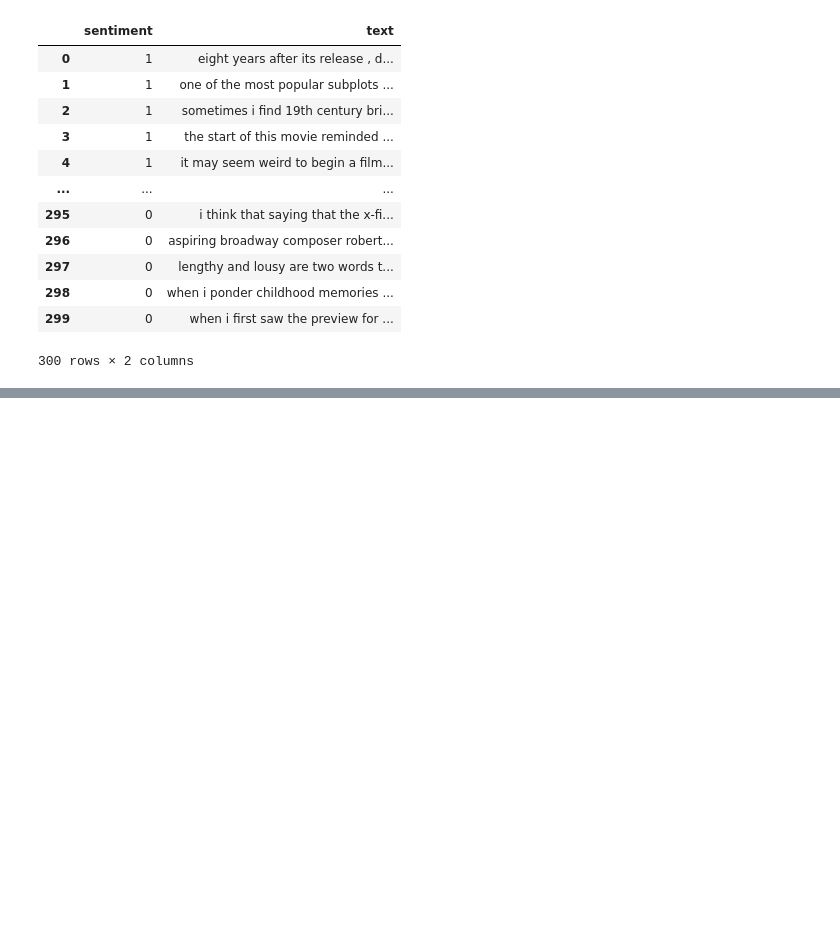
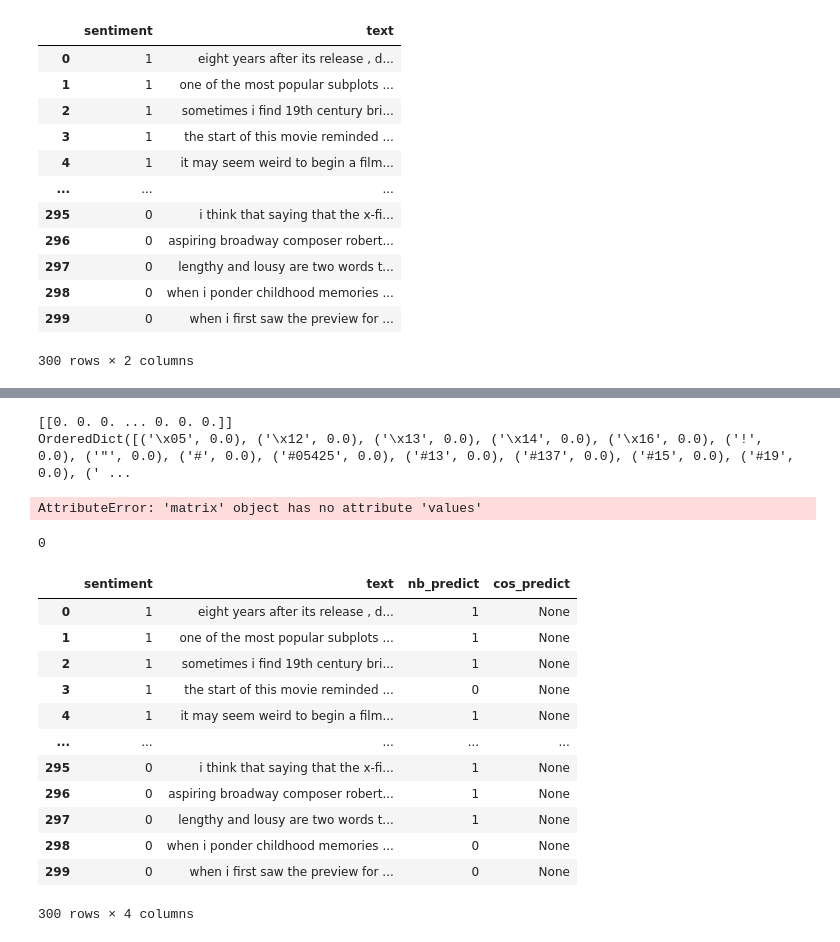
Before and after one commit to YeabinMoonEcon/BUS211, a Jupyter notebook: BUS243_NLP/HW/HW3_sol.ipynb, the cells around one changed output, grey strips where cells are left out. Drawn from its saved outputs; the diff is of its cells as text; code cells hidden in the pictures; blank space fills up the shorter version.

```diff
--- a/BUS243_NLP/HW/HW3_sol.ipynb
+++ b/BUS243_NLP/HW/HW3_sol.ipynb
@@ -294,0 +440,52 @@ test
+# %%
+test_vec = vectorizer.transform(test.text).todense()
+# %%
+test_vectors = []
+
+for doc in test_vec.tolist():
+    vec = copy.copy(vector_template)
+
+    for key, value in zip(vectorizer.get_feature_names_out(), doc):
+        vec[key] = value
+    test_vectors.append(vec)
+# %%
+test['cos_predict'] = None
+# %%
+# `test_vectors` and `document_vectors` are ordered dictionary
+for test_itr in test_vectors:
+    i = 0
+    j = 0
+    row = 0
+    max_flag = 0
+    for itr in document_vectors:
+        temp = cosine_sim(test_itr,itr)
+        if temp > max_flag:
+            j = i
+            max_flag = temp
+        i += 1
+    test.iloc[row,-1] =train.iloc[i,0]
+    row += 1
+# %% [output]
+[[0. 0. 0. ... 0. 0. 0.]]
+OrderedDict([('\x05', 0.0), ('\x12', 0.0), ('\x13', 0.0), ('\x14', 0.0), ('\x16', 0.0), ('!', 0.0), ('"', 0.0), ('#', 0.0), ('#05425', 0.0), ('#13', 0.0), ('#137', 0.0), ('#15', 0.0), ('#19', 0.0), (' ...
+AttributeError: 'matrix' object has no attribute 'values'
+# %%
+row
+# %% [output]
+0
+# %%
+test
+# %% [output]
+|  | sentiment | text | nb_predict | cos_predict |
+| 0 | 1 | eight years after its release , d... | 1 | None |
+| 1 | 1 | one of the most popular subplots ... | 1 | None |
+| 2 | 1 | sometimes i find 19th century bri... | 1 | None |
+| 3 | 1 | the start of this movie reminded ... | 0 | None |
+| 4 | 1 | it may seem weird to begin a film... | 1 | None |
+| ... | ... | ... | ... | ... |
+| 295 | 0 | i think that saying that the x-fi... | 1 | None |
+| 296 | 0 | aspiring broadway composer robert... | 1 | None |
+| 297 | 0 | lengthy and lousy are two words t... | 1 | None |
+| 298 | 0 | when i ponder childhood memories ... | 0 | None |
+| 299 | 0 | when i first saw the preview for ... | 0 | None |
+300 rows × 4 columns
```
Also changed, not shown: parts of 26 cells of this notebook, 3 other files.
